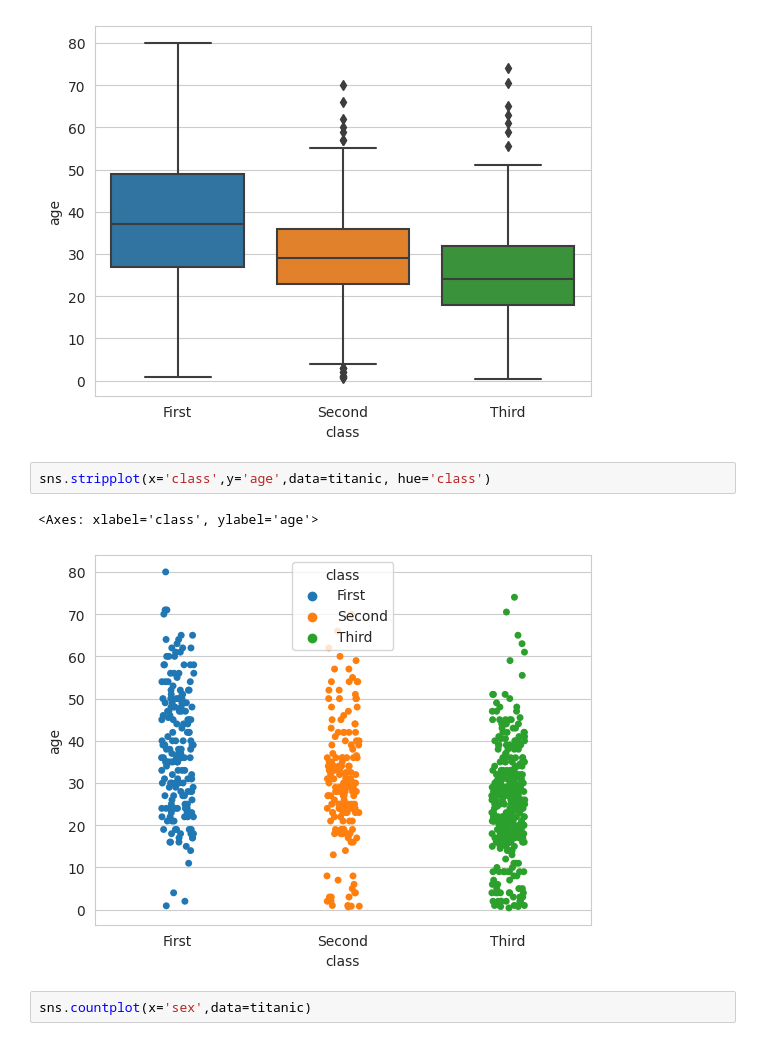
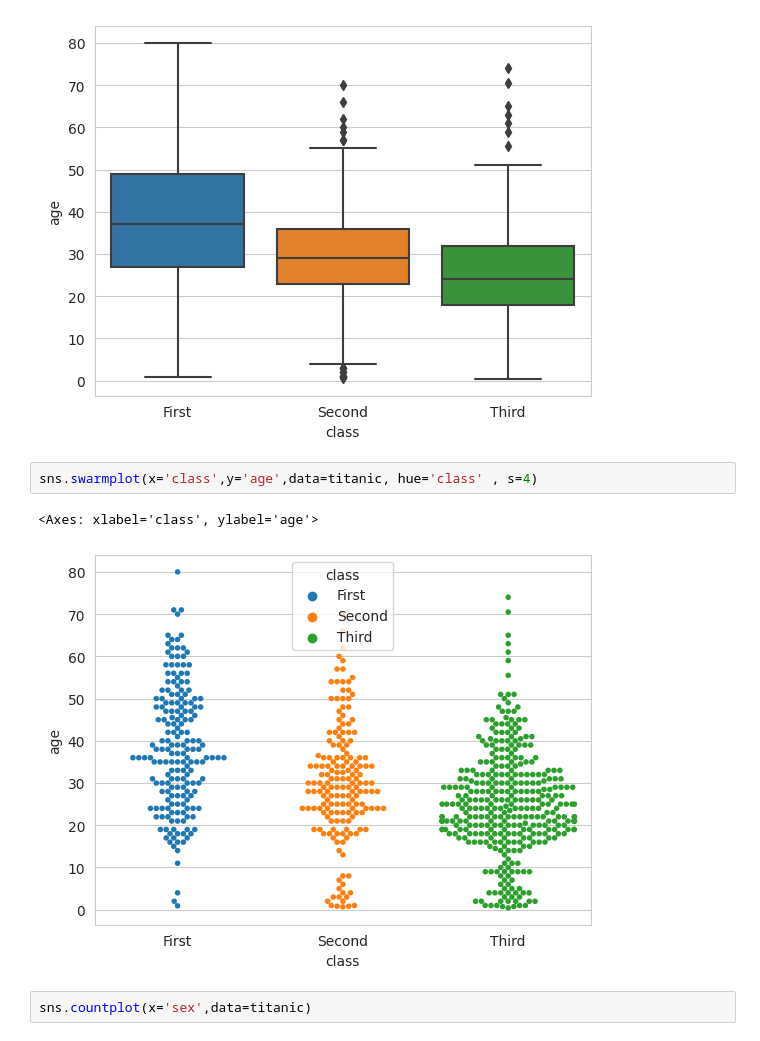
Before and after one commit to spiraloo/Analyzing-Business-Performance-Using-Demand-Forecasting-Techniques, a Jupyter notebook: Assignment 2/220498_KANISHK_A2_EXERCISE2.ipynb, the cells around one changed output. Drawn from its saved outputs; the diff is of its cells as text.

```diff
--- a/Assignment 2/220498_KANISHK_A2_EXERCISE2.ipynb
+++ b/Assignment 2/220498_KANISHK_A2_EXERCISE2.ipynb
@@ -50,10 +50,10 @@ sns.boxplot(x='class',y='age',data = titanic)
 <Axes: xlabel='class', ylabel='age'>
 [figure]
 # %%
-sns.stripplot(x='class',y='age',data=titanic, hue='class')
+sns.swarmplot(x='class',y='age',data=titanic, hue='class' , s=4)
 # %% [output]
 <Axes: xlabel='class', ylabel='age'>
-[figure, old version]
+[figure, new version]
 # %%
 sns.countplot(x='sex',data=titanic)
 # %% [output]
```
